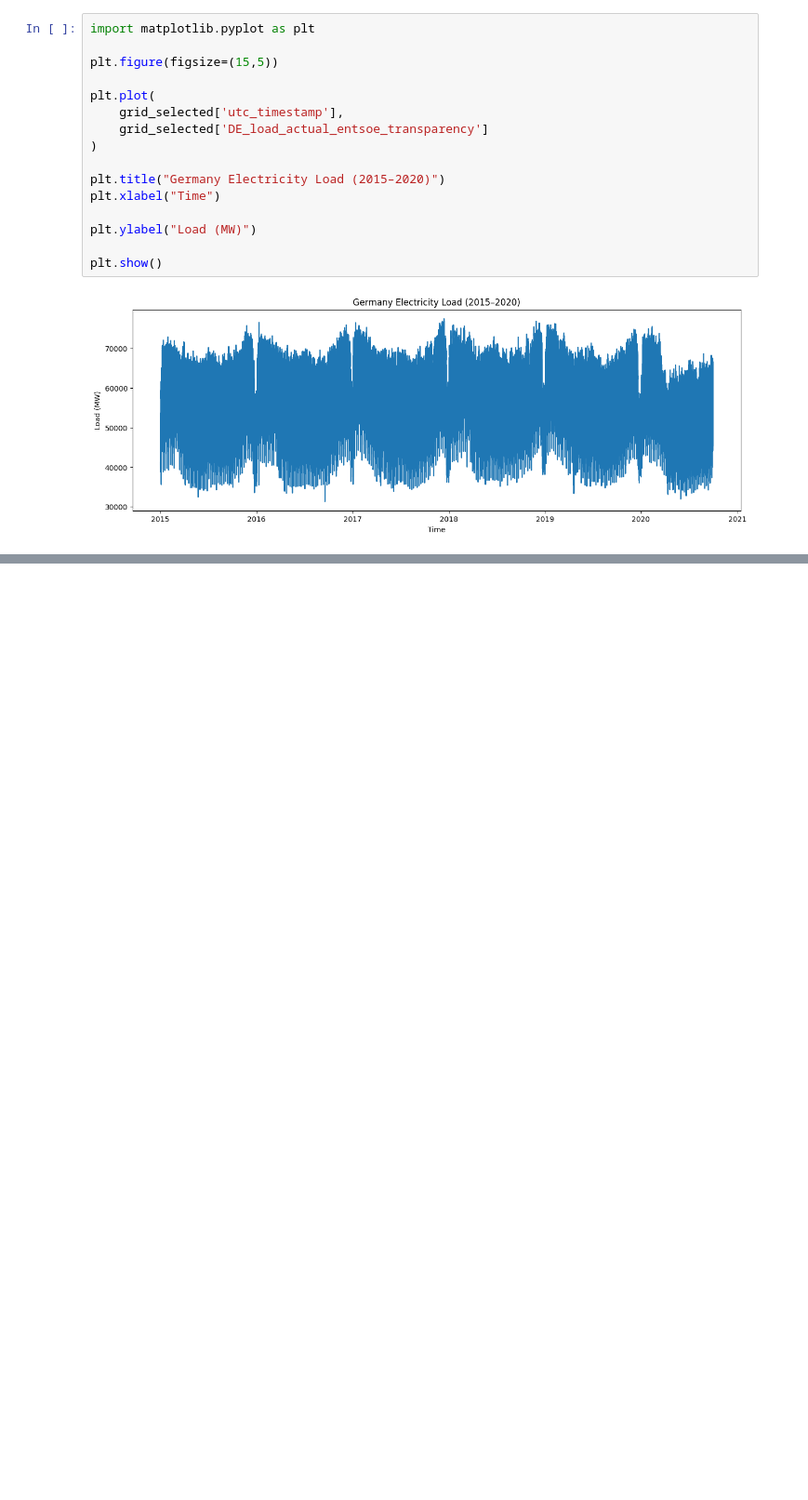
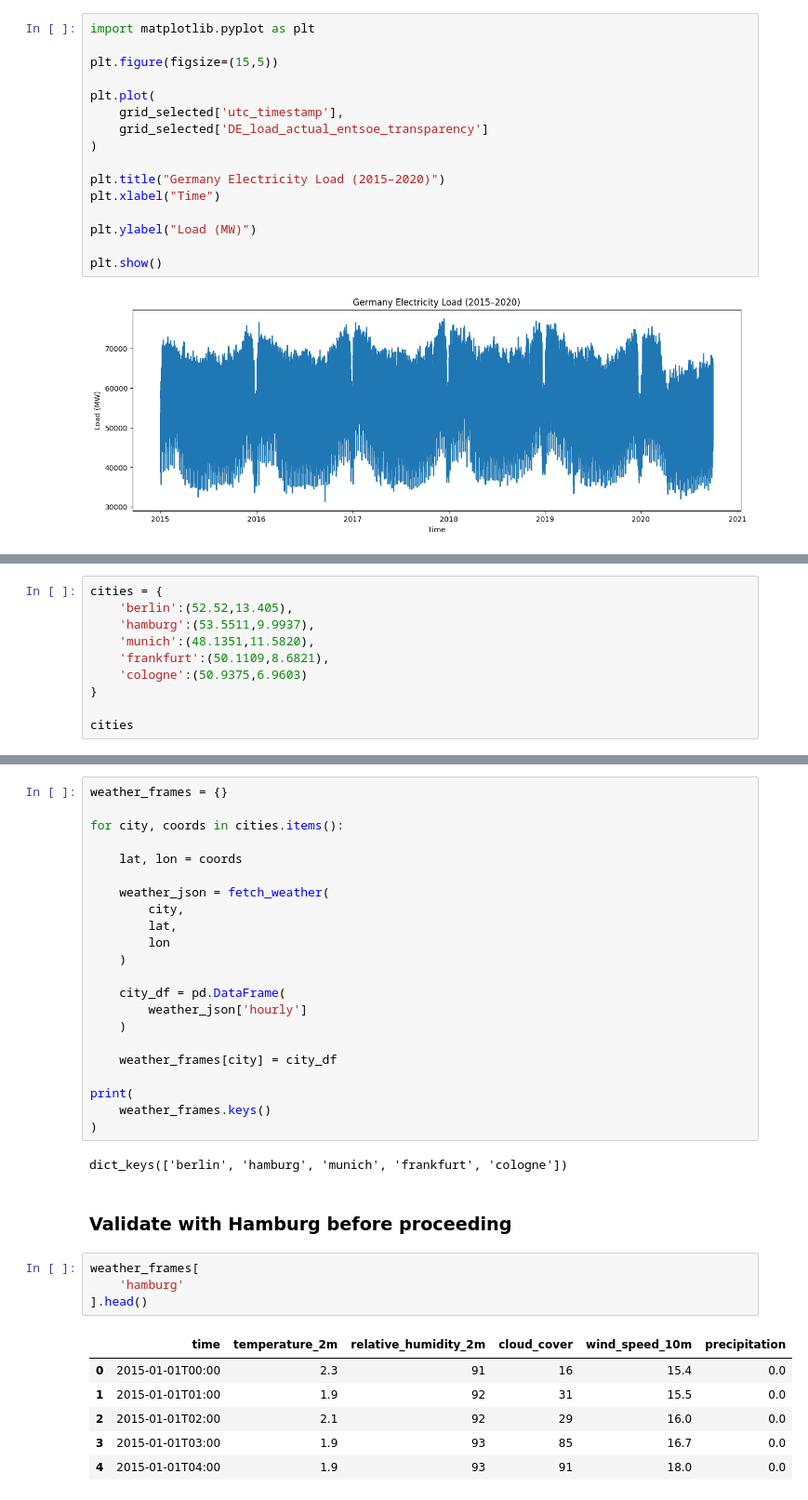
Before and after one commit to Kendivoen/energy-analytics-platform, a Jupyter notebook: notebooks/01_data_collection.ipynb, the cells around one changed output, grey strips where cells are left out. Shown at 93% size. Drawn from its saved outputs; the diff is of its cells as text; blank space fills up the shorter version.

```diff
--- a/notebooks/01_data_collection.ipynb
+++ b/notebooks/01_data_collection.ipynb
@@ -173,0 +238,10 @@ plt.show()
+# %%
+cities = {
+    'berlin':(52.52,13.405),
+    'hamburg':(53.5511,9.9937),
+    'munich':(48.1351,11.5820),
+    'frankfurt':(50.1109,8.6821),
+    'cologne':(50.9375,6.9603)
+}
+
+cities
@@ -173,0 +334,37 @@ plt.show()
+# %%
+weather_frames = {}
+
+for city, coords in cities.items():
+
+    lat, lon = coords
+
+    weather_json = fetch_weather(
+        city,
+        lat,
+        lon
+    )
+
+    city_df = pd.DataFrame(
+        weather_json['hourly']
+    )
+
+    weather_frames[city] = city_df
+
+print(
+    weather_frames.keys()
+)
+# %% [output]
+dict_keys(['berlin', 'hamburg', 'munich', 'frankfurt', 'cologne'])
+# %% [markdown]
+### Validate with Hamburg before proceeding
+# %%
+weather_frames[
+    'hamburg'
+].head()
+# %% [output]
+|  | time | temperature_2m | relative_humidity_2m | cloud_cover | wind_speed_10m | precipitation |
+| 0 | 2015-01-01T00:00 | 2.3 | 91 | 16 | 15.4 | 0.0 |
+| 1 | 2015-01-01T01:00 | 1.9 | 92 | 31 | 15.5 | 0.0 |
+| 2 | 2015-01-01T02:00 | 2.1 | 92 | 29 | 16.0 | 0.0 |
+| 3 | 2015-01-01T03:00 | 1.9 | 93 | 85 | 16.7 | 0.0 |
+| 4 | 2015-01-01T04:00 | 1.9 | 93 | 91 | 18.0 | 0.0 |
```
Also changed, not shown: parts of 34 cells of this notebook, 1 other file.
